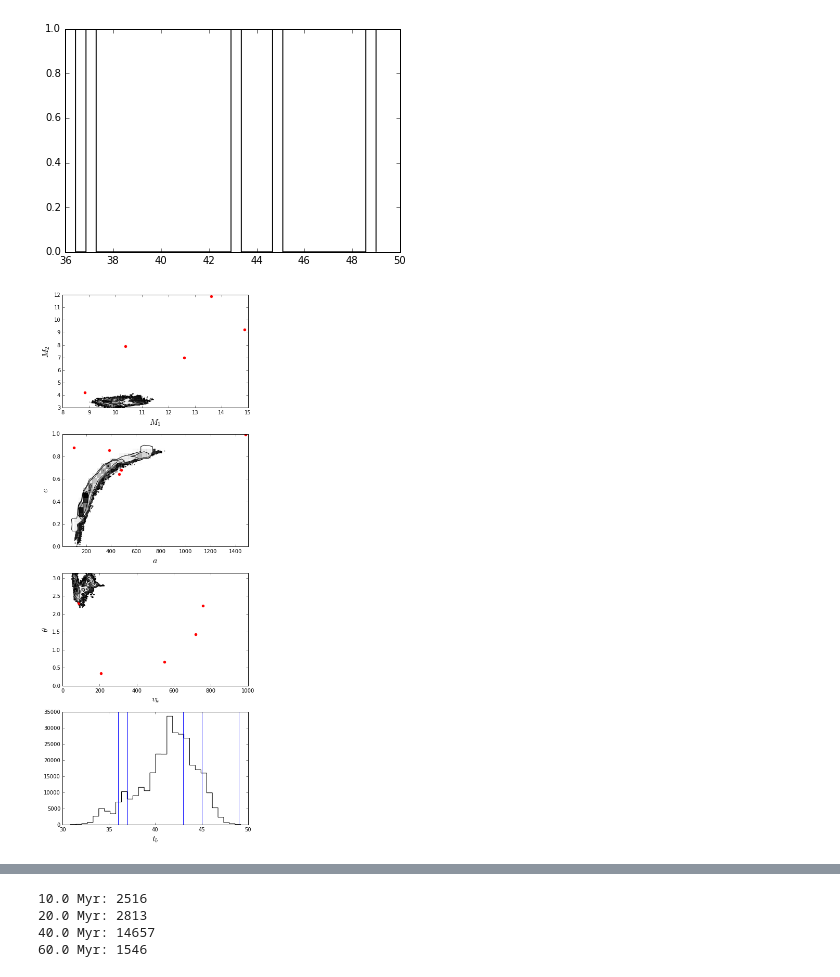
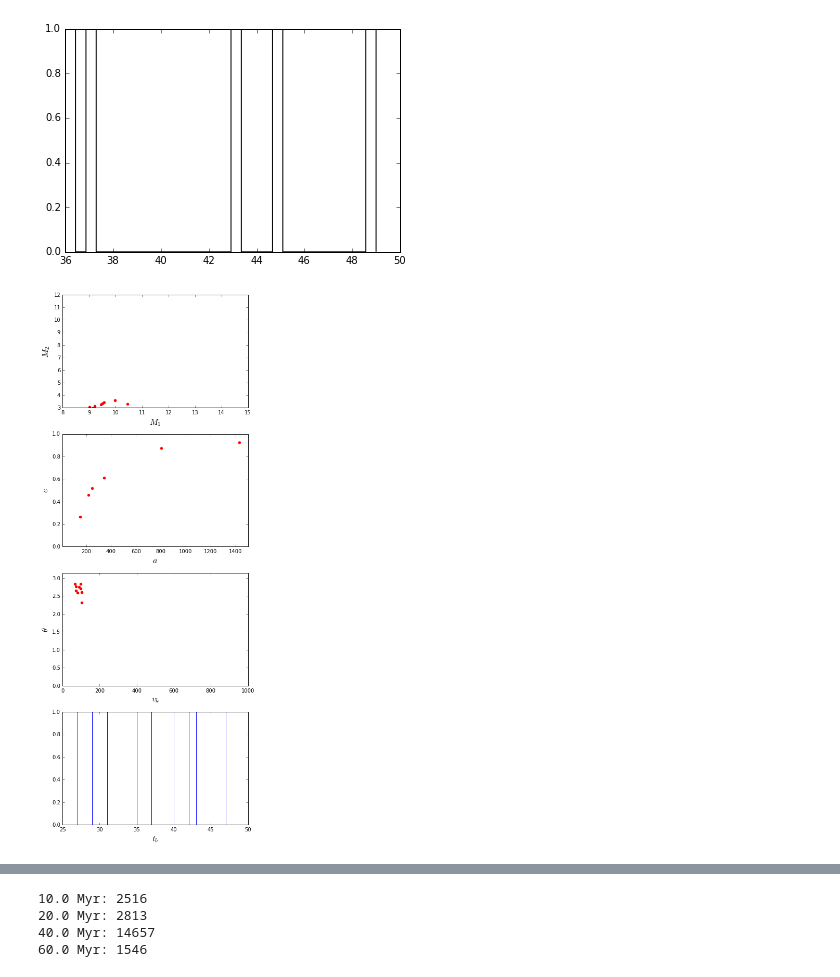
Before and after one commit to astroJeff/XRB, a Jupyter notebook: notebooks/MCMC flexible.ipynb, the cells around one changed output, grey strips where cells are left out. Cells and saved outputs as stored; diff of their text form; code cells hidden in the pictures.

```diff
--- a/notebooks/MCMC flexible.ipynb
+++ b/notebooks/MCMC flexible.ipynb
@@ -816,6 +816,6 @@ print "M2_d:", M2_d_J0045
 print "P_orb:", P_orb_J0045
 print "ecc:", ecc_J0045
 
-sampler = run_emcee(M2_d_J0045, P_orb_J0045, ecc_J0045, ra_J0045, dec_J0045, nburn=1000, nsteps=1000)
+sampler = run_emcee(M2_d_J0045, P_orb_J0045, ecc_J0045, ra_J0045, dec_J0045, nburn=10000, nsteps=200000)
 
 print time.time()-start_time
@@ -972,7 +975,7 @@ def get_random_positions(N, t_b, ra_in=-1.0, dec_in=-1.0):
 
         if ra_in == -1:
             SF_regions[1,i] = smc_sfh[i](np.log10(t_b*1.0e6))
-        elif sf_history.get_theta_proj_degree(smc_coor["ra"][i], smc_coor["dec"][i], ra_in, dec_in) < deg_to_rad(0.5):
+        elif sf_history.get_theta_proj_degree(smc_coor["ra"][i], smc_coor["dec"][i], ra_in, dec_in) < deg_to_rad(3.0):
             SF_regions[1,i] = smc_sfh[i](np.log10(t_b*1.0e6))
         else:
             SF_regions[1,i] = 0.0
@@ -1210,7 +1213,7 @@ theta_sep = np.array([])
 
 for t_b in np.linspace(14.0, 56.0, 43):
     print t_b
-    HMXB_t, init_params_t = create_HMXBs(t_b, N_sys=1000, ra_in=ra_J0045, dec_in=dec_J0045)
+    HMXB_t, init_params_t = create_HMXBs(t_b, N_sys=300000, ra_in=ra_J0045, dec_in=dec_J0045)
     HMXB = np.concatenate((HMXB, HMXB_t))
 
     for i in np.arange(len(HMXB_t)):
@@ -1222,9 +1225,9 @@ for t_b in np.linspace(14.0, 56.0, 43):
         theta_sep = np.append(theta_sep, angle)
 
         if angle < 0.2 \
-            and np.abs(h["P_orb"] - P_orb_J0045) < 10.0 \
+            and np.abs(h["P_orb"] - P_orb_J0045) < 5.0 \
             and np.abs(h["ecc"] - ecc_J0045) < 0.1 \
-            and np.abs(h["M_2_d"] - M2_d_J0045) < 0.2:
+            and np.abs(h["M_2_d"] - M2_d_J0045) < 1.0:
 
             HMXB_J0045 = np.append(HMXB_J0045, h)
             init_params_J0045 = np.append(init_params_J0045, p)
@@ -1308,44 +1309,44 @@ plt.figure(figsize=(6,15))
 
 # Orbital period
 plt.subplot(4,1,1)
-corner.hist2d(sampler.flatchain.T[0], sampler.flatchain.T[1])
+#corner.hist2d(sampler.flatchain.T[0], sampler.flatchain.T[1])
 plt.scatter(init_params_J0045["M1"], init_params_J0045["M2"], color='r')
 plt.xlabel(r"$M_1$", size=16)
 plt.ylabel(r"$M_2$", size=16)
 plt.xlim(8.0, 15.0)
 plt.ylim(3.0, 12.0)
 
 # Orbital eccentricity
 plt.subplot(4,1,2)
-corner.hist2d(sampler.flatchain.T[2], sampler.flatchain.T[3])
+#corner.hist2d(sampler.flatchain.T[2], sampler.flatchain.T[3])
 plt.scatter(init_params_J0045["A"], init_params_J0045["ecc"], color='r')
 plt.xlabel(r"$a$", size=16)
 plt.ylabel(r"$e$", size=16)
 plt.xlim(10.0, 1500.0)
 plt.ylim(0.0, 1.0)
 
 # Companion mass
 plt.subplot(4,1,3)
-corner.hist2d(sampler.flatchain.T[4], sampler.flatchain.T[5])
+#corner.hist2d(sampler.flatchain.T[4], sampler.flatchain.T[5])
 plt.scatter(init_params_J0045["v_k"], init_params_J0045["theta"], color='r')
 plt.xlabel(r"$v_k$", size=16)
 plt.ylabel(r"$\theta$", size=16)
 plt.xlim(0.0, 1000.0)
 plt.ylim(0.0, np.pi)
 
 # Birth position
 plt.subplot(4,1,4)
-plt.hist(sampler.flatchain.T[9], histtype='step', color='k', bins=30)
+#plt.hist(sampler.flatchain.T[9], histtype='step', color='k', bins=30)
 for i in np.arange(len(init_params_J0045)):
     plt.axvline(init_params_J0045["t_b"][i])
 
 plt.xlabel(r"$t_b$", size=16)
 
 plt.tight_layout()
 
 plt.show()
 # %% [output]
-[figure, old version]
+[figure, new version]
 # %%
 
 
```
Also changed, not shown: parts of 6 cells of this notebook.
